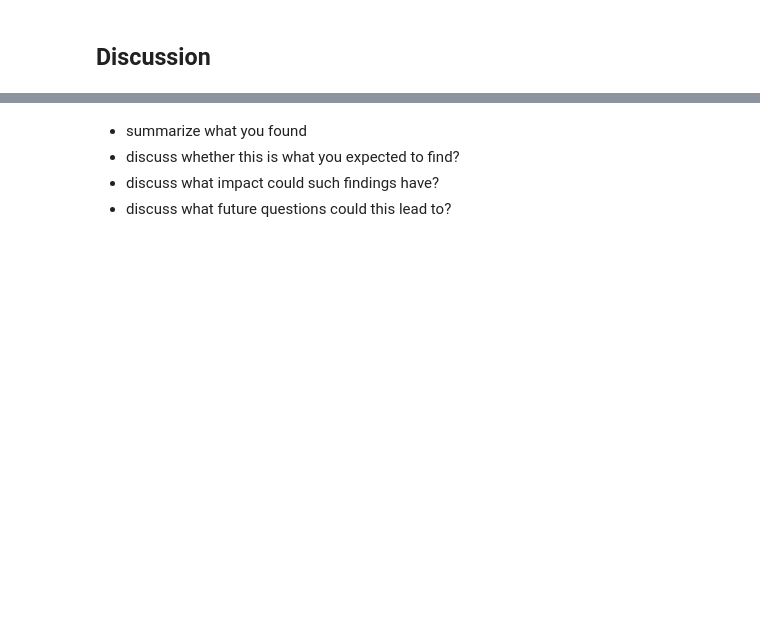
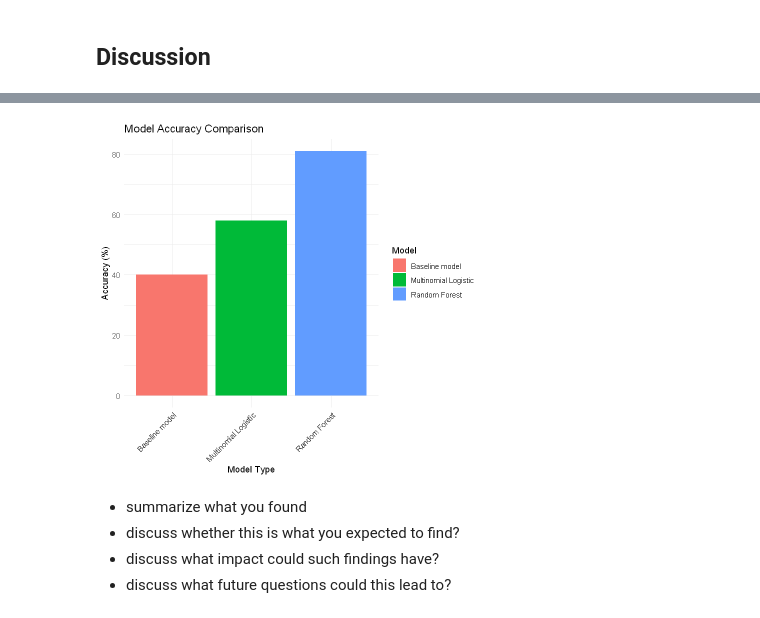
Before and after one commit to DSCI-310-2025/dsci-310-group-03, a Jupyter notebook: data_analysis.ipynb, the cells around one changed output, grey strips where cells are left out. Saved outputs shown, nothing was run; the diff lists cells and outputs as text; code cells hidden in the pictures; blank space fills up the shorter version.

Commit message:
Finished RandomForest and plotted accuracy graph for discussion

```diff
--- a/data_analysis.ipynb
+++ b/data_analysis.ipynb
@@ -345,3 +392,18 @@ A grouped_df: 9 × 4
 ---
 # %% [markdown]
 ## Discussion
+# %%
+model_results <- data.frame(
+  Model = c("Baseline model", "Multinomial Logistic", "Random Forest"),
+  Accuracy = c(0.40, 0.58, 0.81)  # Example accuracy values
+)
+
+# Convert Accuracy to percentage
+model_results$Accuracy <- model_results$Accuracy * 100
+
+ggplot(model_results, aes(x = Model, y = Accuracy, fill = Model)) +
+  geom_histogram(stat = "identity") +  # Create bar chart
+  labs(title = "Model Accuracy Comparison", x = "Model Type", y = "Accuracy (%)") +
+  theme_minimal() +
+  theme(axis.text.x = element_text(angle = 45, hjust = 1))  # Rotate labels if needed
+# %% [output]
@@ -348,3 +412,4 @@ A grouped_df: 9 × 4
+[figure, added]
 # %% [markdown]
 - summarize what you found
 - discuss whether this is what you expected to find?
```
Also changed, not shown: parts of 17 cells of this notebook.
